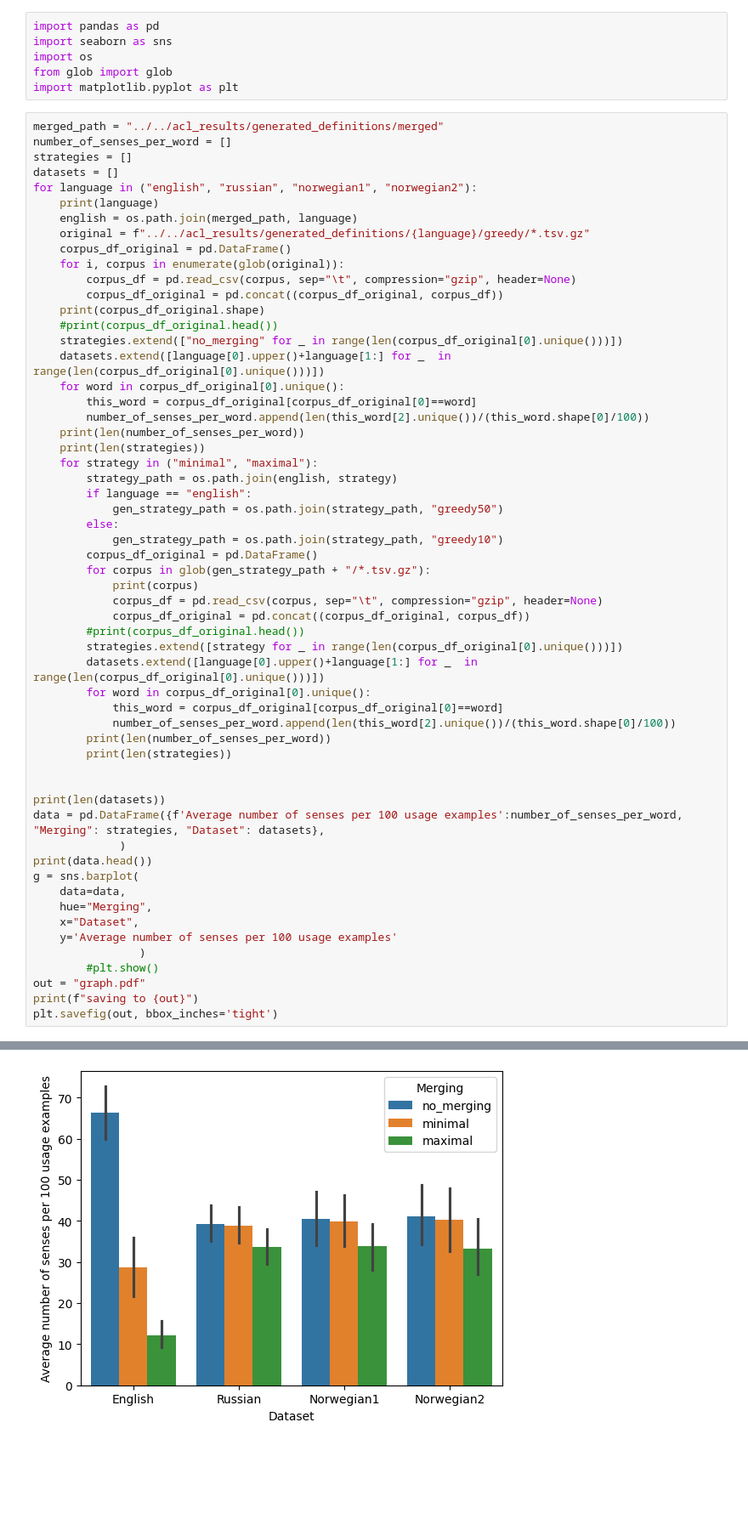
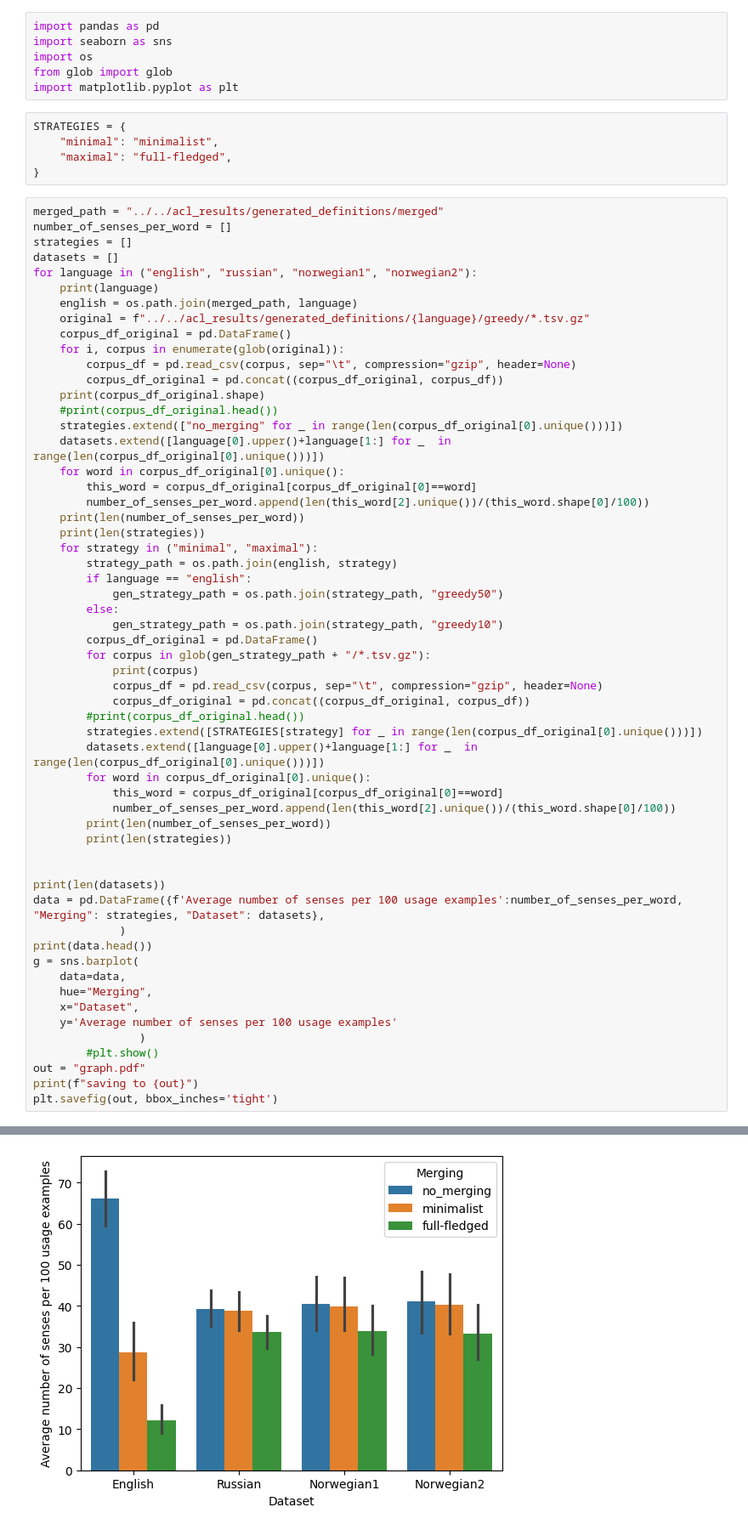
Before and after one commit to ltgoslo/Definition-generation-for-LSCD, a Jupyter notebook: src_acl/graphs.ipynb, the cells around one changed output, grey strips where cells are left out. Shown at 85% size. Saved outputs shown, nothing was run; the diff lists cells and outputs as text; blank space fills up the shorter version.

Commit message:
figure legend

```diff
--- a/src_acl/graphs.ipynb
+++ b/src_acl/graphs.ipynb
@@ -4,6 +4,11 @@ import seaborn as sns
 import os
 from glob import glob
 import matplotlib.pyplot as plt
+# %%
+STRATEGIES = {
+    "minimal": "minimalist",
+    "maximal": "full-fledged",
+}
 # %%
 merged_path = "../../acl_results/generated_definitions/merged"
 number_of_senses_per_word = []
@@ -38,7 +43,7 @@ for language in ("english", "russian", "norwegian1", "norwegian2"):
             corpus_df = pd.read_csv(corpus, sep="\t", compression="gzip", header=None)
             corpus_df_original = pd.concat((corpus_df_original, corpus_df))
         #print(corpus_df_original.head())
-        strategies.extend([strategy for _ in range(len(corpus_df_original[0].unique()))])
+        strategies.extend([STRATEGIES[strategy] for _ in range(len(corpus_df_original[0].unique()))])
         datasets.extend([language[0].upper()+language[1:] for _  in range(len(corpus_df_original[0].unique()))])
         for word in corpus_df_original[0].unique():
             this_word = corpus_df_original[corpus_df_original[0]==word]
@@ -52,31 +57,31 @@ data = pd.DataFrame({f'Average number of senses per 100 usage examples':number_o
              )
 print(data.head())
 g = sns.barplot(
     data=data,
     hue="Merging",
     x="Dataset",
     y='Average number of senses per 100 usage examples'
                 )
         #plt.show()
 out = "graph.pdf"
 print(f"saving to {out}")
 plt.savefig(out, bbox_inches='tight')
 # %% [output]
 english
 (57629, 3)
 37
 37
 ../../acl_results/generated_definitions/merged/english/minimal/greedy50/english-corpus2.tsv.gz
 ../../acl_results/generated_definitions/merged/english/minimal/greedy50/english-corpus1.tsv.gz
 74
 74
 ../../acl_results/generated_definitions/merged/english/maximal/greedy50/english-corpus2.tsv.gz
 ../../acl_results/generated_definitions/merged/english/maximal/greedy50/english-corpus1.tsv.gz
 111
 111
 ... (42 lines left out)
 2                                        30.606860  no_merging  English
 3                                        64.499170  no_merging  English
 4                                        64.279297  no_merging  English
 saving to graph.pdf
-[figure, old version]
+[figure, new version]
```
Also changed, not shown: 1 other file.
